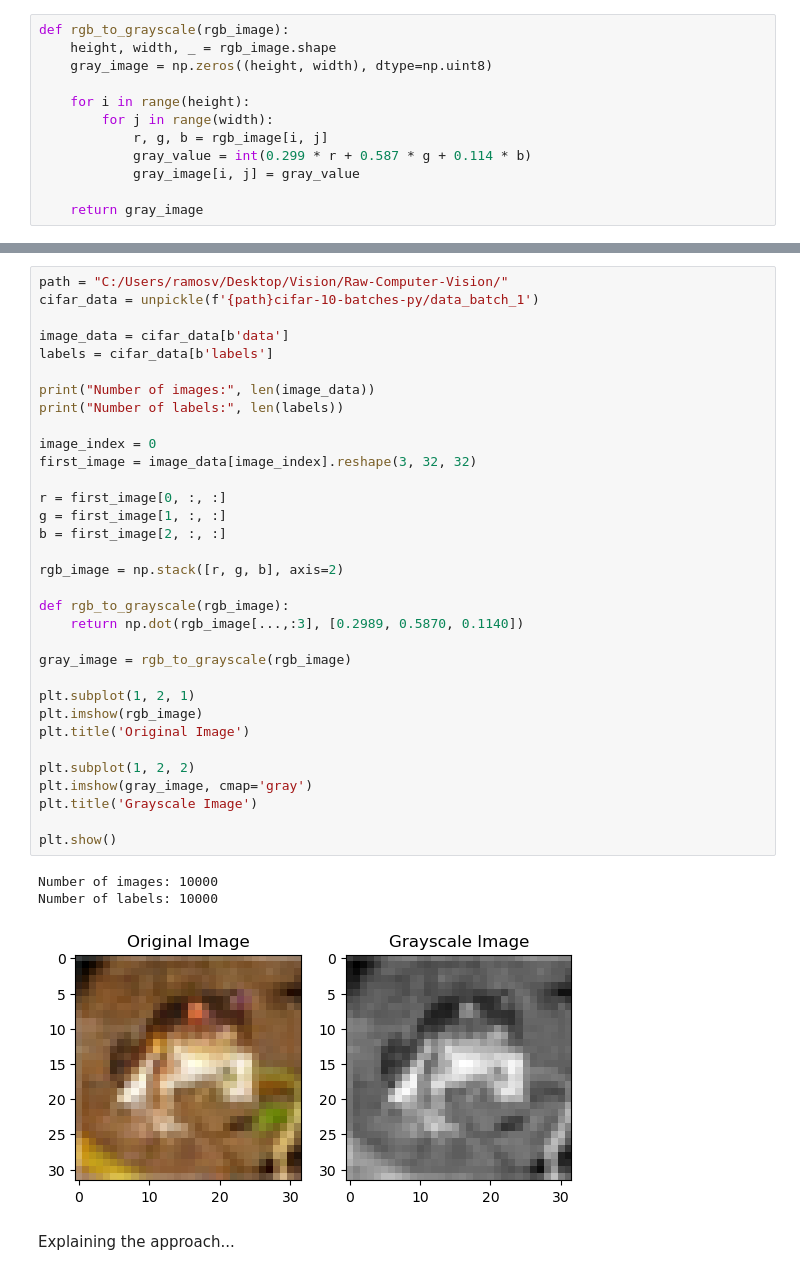
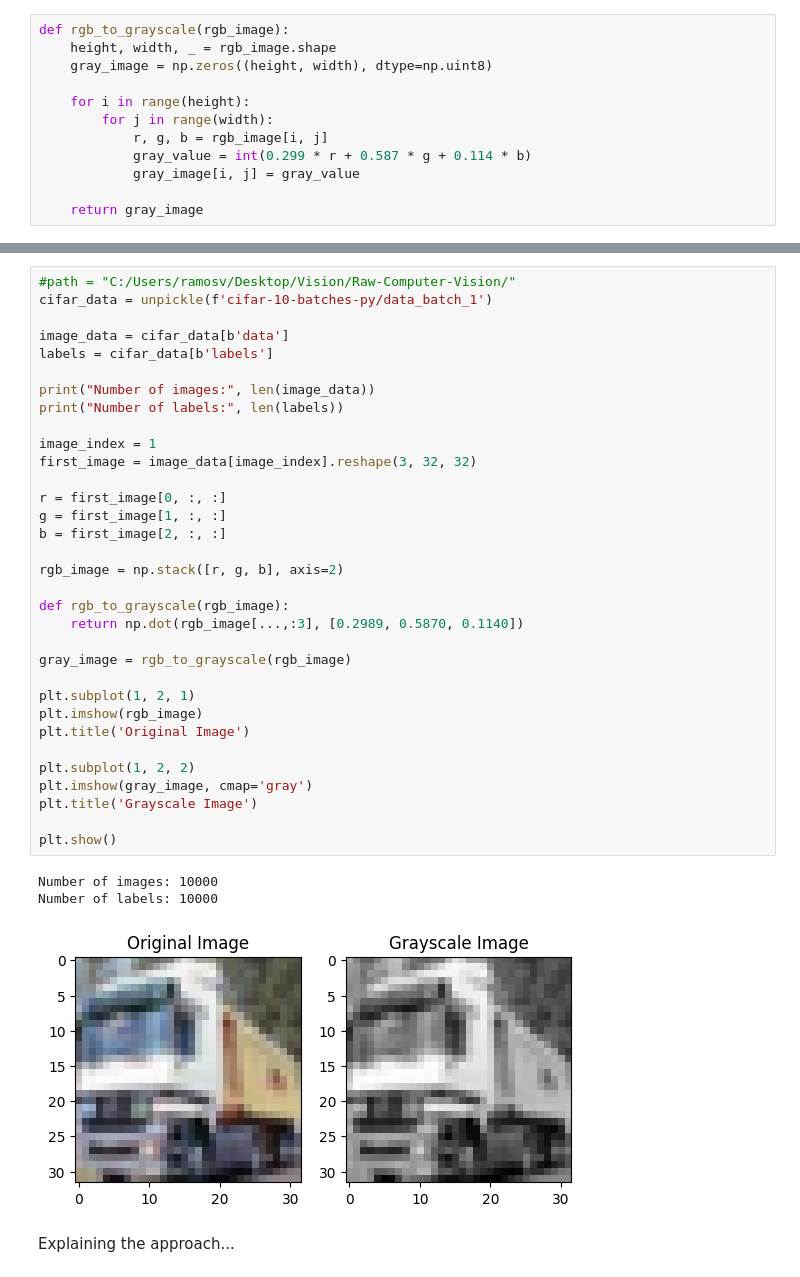
Before and after one commit to ramosv/Raw-Computer-Vision, a Jupyter notebook: cifar.ipynb, the cells around one changed output, grey strips where cells are left out. Drawn from its saved outputs; the diff is of its cells as text.

```diff
--- a/cifar.ipynb
+++ b/cifar.ipynb
@@ -27,40 +27,40 @@ C:\Users\ramosv
 # %%
-path = "C:/Users/ramosv/Desktop/Vision/Raw-Computer-Vision/"
-cifar_data = unpickle(f'{path}cifar-10-batches-py/data_batch_1')
+#path = "C:/Users/ramosv/Desktop/Vision/Raw-Computer-Vision/"
+cifar_data = unpickle(f'cifar-10-batches-py/data_batch_1')
 
 image_data = cifar_data[b'data']
 labels = cifar_data[b'labels']
 
 print("Number of images:", len(image_data))
 print("Number of labels:", len(labels))
 
-image_index = 0
+image_index = 1
 first_image = image_data[image_index].reshape(3, 32, 32)
 
 r = first_image[0, :, :]
 g = first_image[1, :, :]
 b = first_image[2, :, :]
 
 rgb_image = np.stack([r, g, b], axis=2)
 
 def rgb_to_grayscale(rgb_image):
     return np.dot(rgb_image[...,:3], [0.2989, 0.5870, 0.1140])
 
 gray_image = rgb_to_grayscale(rgb_image)
 
 plt.subplot(1, 2, 1)
 plt.imshow(rgb_image)
 plt.title('Original Image')
 
 plt.subplot(1, 2, 2)
 plt.imshow(gray_image, cmap='gray')
 plt.title('Grayscale Image')
 
 plt.show()
 # %% [output]
 Number of images: 10000
 Number of labels: 10000
-[figure, old version]
+[figure, new version]
 # %% [markdown]
 Explaining the approach...
 # %%
```
Also changed, not shown: parts of 4 cells of this notebook.
